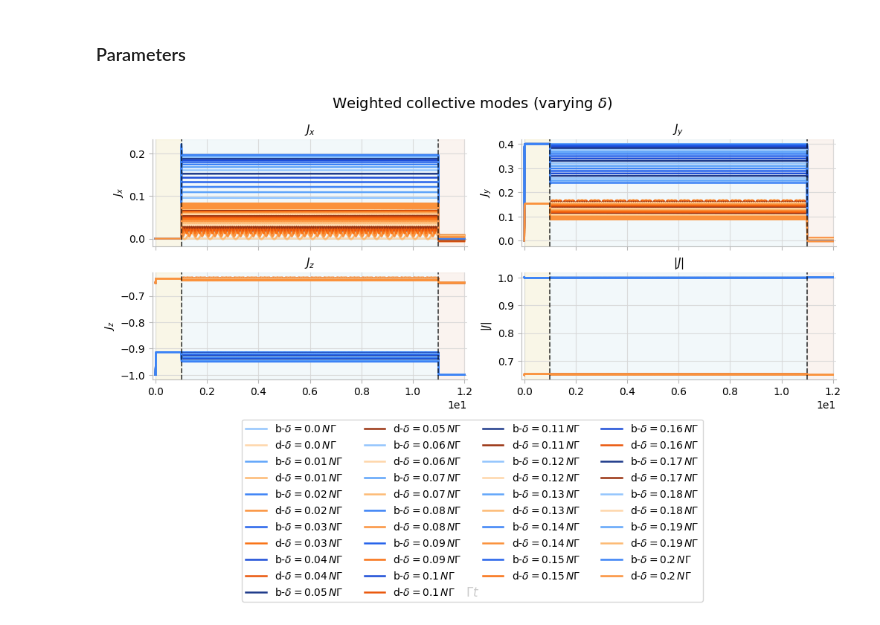
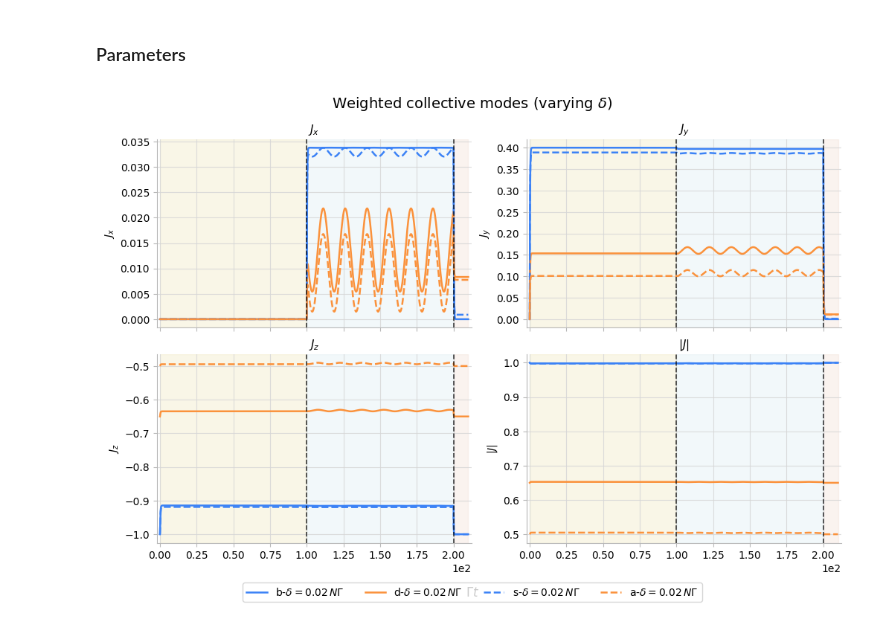
Before and after one commit to AsharKamal98/cavity-OAT, a Jupyter notebook: notebooks/bright_dark_modes_mfe.ipynb, the cells around one changed output. Saved outputs shown, nothing was run; the diff lists cells and outputs as text; code cells hidden in the pictures.

Commit message:
refactor: group-resolved naming

```diff
--- a/notebooks/bright_dark_modes_mfe.ipynb
+++ b/notebooks/bright_dark_modes_mfe.ipynb
@@ -37,7 +37,8 @@ from post_analysis import (
 )
 
 
-delta_factor_list = np.linspace(0.0, 0.20, 21)
+# delta_factor_list = np.linspace(0.0, 0.20, 21)
+delta_factor_list = np.linspace(0.02, 0.02, 1)
 Ni_list = (5, 10, 15, 20)
 
 spectral_components = ("x", "y", "z")
@@ -60,7 +61,7 @@ for i,delta_factor in enumerate(delta_factor_list):
     # param
     dN = 0
     # Ni = [Ni_candidate,2*Ni_candidate]
-    Ni = [300,900]
+    Ni = [5,15]
     omega_i = [0.7]
     # Model and parameters
     Omega_factor = 0.1
@@ -69,7 +70,7 @@ for i,delta_factor in enumerate(delta_factor_list):
     delta0 = scaled_N_Gamma(delta_factor, sum(Ni), Gamma)
 
     phase_protocol = default_three_phase_protocol(
-        durations=(1, 10, 1),
+        durations=(100, 100, 10),
         delta0=delta0,
         Omega0=Omega0,
     )
@@ -109,10 +110,10 @@ for i,delta_factor in enumerate(delta_factor_list):
 
     mfe_moments.J_modes = compute_j_modes(
         mfe_moments.J.t,
-        mfe_moments.J.nx_groups,
-        mfe_moments.J.ny_groups,
-        mfe_moments.J.nz_groups,
-        populations=mfe_moments.J.N_j_groups,
+        mfe_moments.J.nx,
+        mfe_moments.J.ny,
+        mfe_moments.J.nz,
+        populations=mfe_moments.J.N_j,
         omega_groups=mfe_moments.metadata.omega_groups,
     )
 
@@ -142,35 +143,58 @@ for i,delta_factor in enumerate(delta_factor_list):
                 dark_signal.total_harmonic_distortion
             )
             dark_rms_amplitude_sweeps[component].append(
                 dark_signal.rms_amplitude
             )
             dark_offset_sweeps[component].append(dark_signal.offset)
 
     mode_vectors = (j_modes.bright, j_modes.dark)
     fig, axes = plot_spin_components(
         j_modes.t,
         tuple(mode.x for mode in mode_vectors),
         tuple(mode.y for mode in mode_vectors),
         tuple(mode.z for mode in mode_vectors),
         tuple(mode.length for mode in mode_vectors),
         phase_protocol=mfe_moments.metadata.phase_protocol,
         labels=(
             rf"b-$\delta={delta_factor}\,N\Gamma$",
             rf"d-$\delta={delta_factor}\,N\Gamma$",
         ),
         # labels=(
         #     rf"sym $N={int(sum(Ni))}$",
         #     rf"asym $N={int(sum(Ni))}$",
         # ),
         colour_family_index=None,
-        shade_index=i,
+        shade_index=2,
         linestyle="-",
         axes=axes,
         title=r"Weighted collective modes (varying $\delta$)",
         # output_path=f"{output_dir}/bright_dark_modes/varying_delta",
     )
+    mode_vectors = (j_modes.common, j_modes.contrast)
+    fig, axes = plot_spin_components(
+        j_modes.t,
+        tuple(mode.x for mode in mode_vectors),
+        tuple(mode.y for mode in mode_vectors),
+        tuple(mode.z for mode in mode_vectors),
+        tuple(mode.length for mode in mode_vectors),
+        phase_protocol=mfe_moments.metadata.phase_protocol,
+        labels=(
+            rf"s-$\delta={delta_factor}\,N\Gamma$",
+            rf"a-$\delta={delta_factor}\,N\Gamma$",
+        ),
+        # labels=(
+        #     rf"sym $N={int(sum(Ni))}$",
+        #     rf"asym $N={int(sum(Ni))}$",
+        # ),
+        colour_family_index=None,
+        shade_index=2,
+        linestyle="--",
+        axes=axes,
+        title=r"Weighted collective modes (varying $\delta$)",
+        # output_path=f"{output_dir}/bright_dark_modes/varying_delta",
+    )
 # %% [output]
-[figure, old version]
+[figure, new version]
 # %%
 fig, axes = plot_harmonic_sweep(
     spectral_delta_factors,
```
Also changed, not shown: parts of 1 cell of this notebook, 26 other files.
